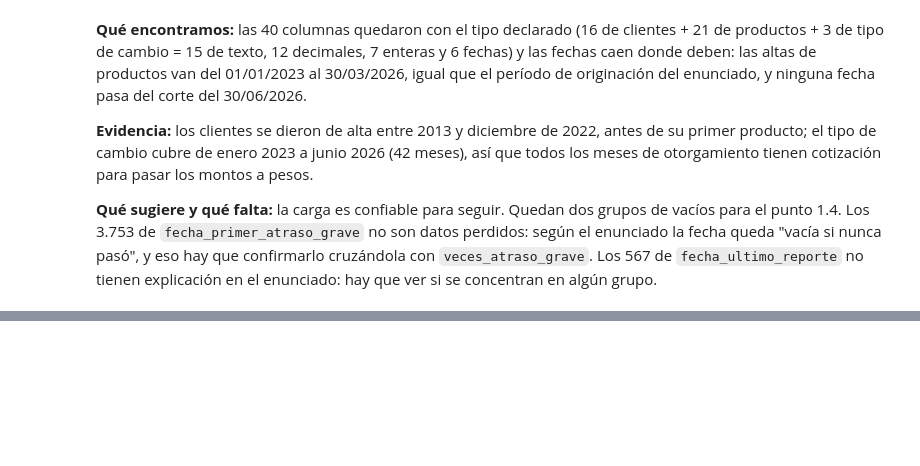
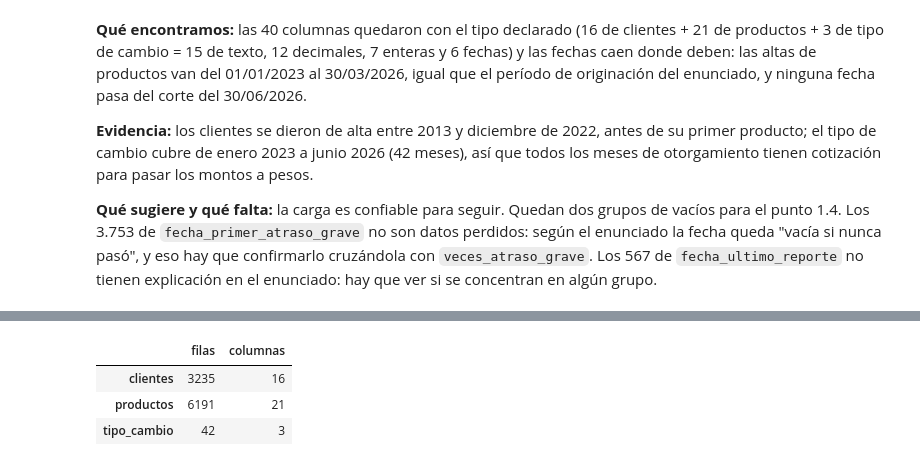
Before and after one commit to ncho06-a11y/proyecto-final-merli, a Jupyter notebook: notebooks/analisis_riesgo_credito.ipynb, the cells around one changed output, grey strips where cells are left out. Saved outputs shown, nothing was run; the diff lists cells and outputs as text; code cells hidden in the pictures; blank space fills up the shorter version.

```diff
--- a/notebooks/analisis_riesgo_credito.ipynb
+++ b/notebooks/analisis_riesgo_credito.ipynb
@@ -233,0 +279,13 @@ display(resumir_columnas_fecha(tipo_cambio))
+# %%
+# Junto las tres tablas en un diccionario para resumirlas con la misma función
+tablas_del_banco = {
+    "clientes": clientes,
+    "productos": productos,
+    "tipo_cambio": tipo_cambio,
+}
+display(resumir_dimensiones(tablas_del_banco))
+# %% [output]
+|  | filas | columnas |
+| clientes | 3235 | 16 |
+| productos | 6191 | 21 |
+| tipo_cambio | 42 | 3 |
```
Also changed, not shown: parts of 13 cells of this notebook.
